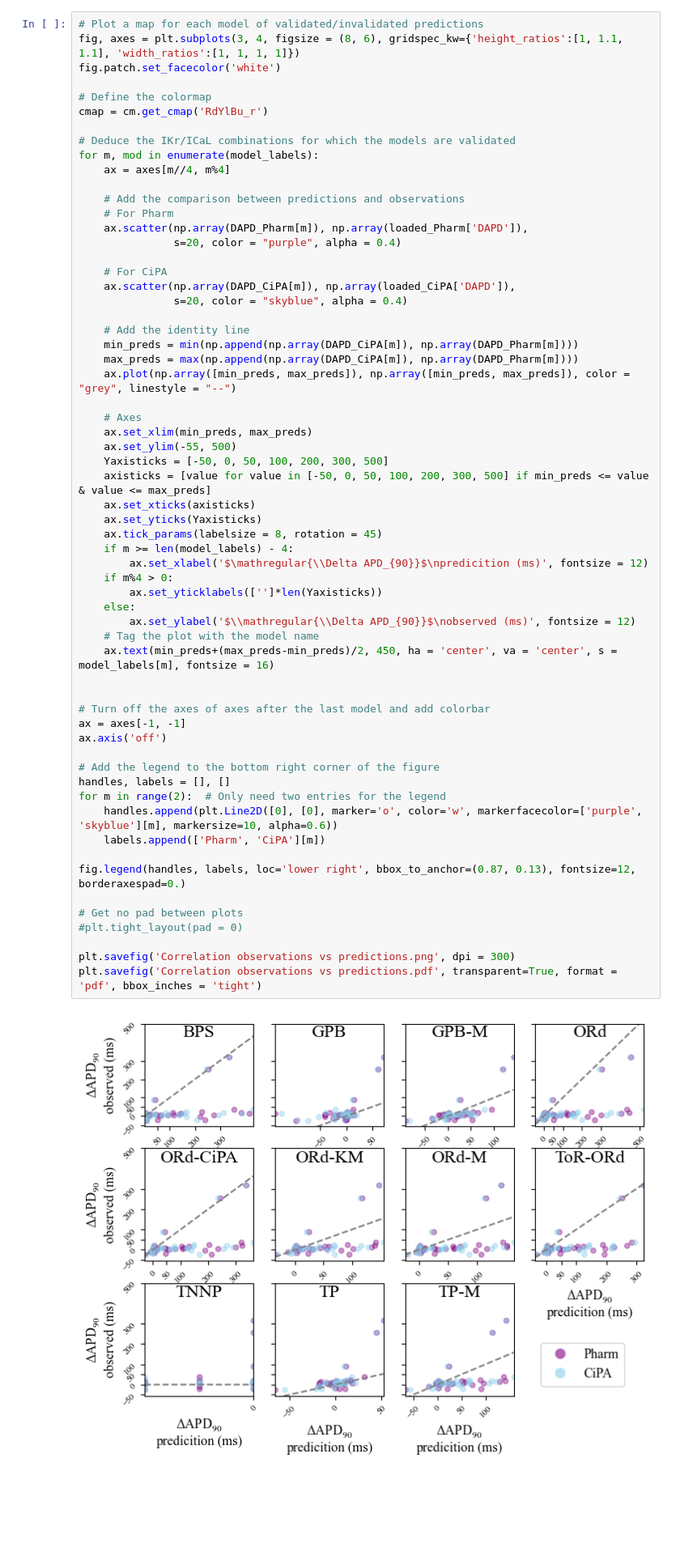
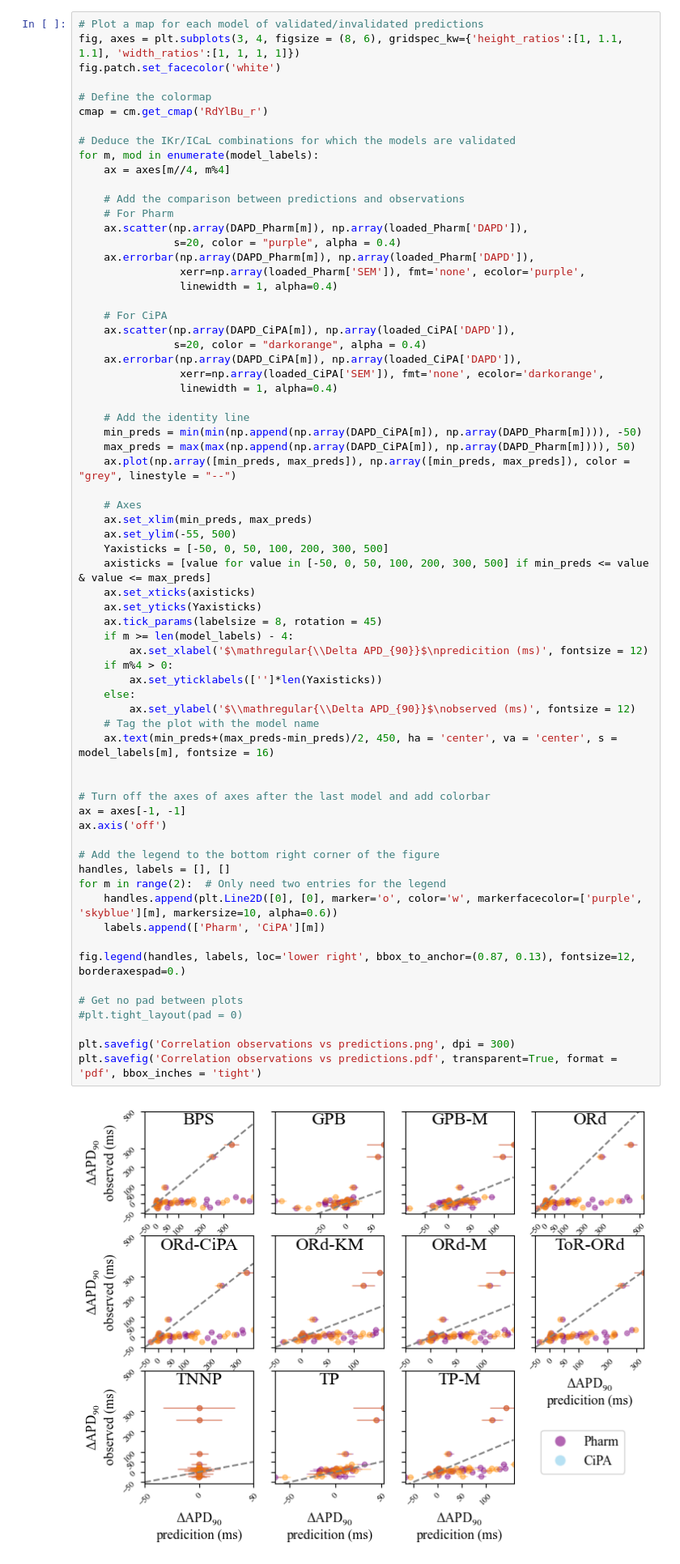
Before and after one commit to CardiacModelling/APD90_ex_vivo_vs_in_silico, a Jupyter notebook: Compare in silico predictions with experimental data/analysis - only endo.ipynb, the cells around one changed output. Shown: that part at 81% size. Drawn from its saved outputs; the diff is of its cells as text; blank space fills up the shorter version.

Commit message:
added SEM to the preds vs obs figure

```diff
--- a/Compare in silico predictions with experimental data/analysis - only endo.ipynb
+++ b/Compare in silico predictions with experimental data/analysis - only endo.ipynb
@@ -309,14 +309,20 @@ for m, mod in enumerate(model_labels):
     # For Pharm
     ax.scatter(np.array(DAPD_Pharm[m]), np.array(loaded_Pharm['DAPD']),
                s=20, color = "purple", alpha = 0.4)
+    ax.errorbar(np.array(DAPD_Pharm[m]), np.array(loaded_Pharm['DAPD']),
+                xerr=np.array(loaded_Pharm['SEM']), fmt='none', ecolor='purple',
+                linewidth = 1, alpha=0.4)
 
     # For CiPA
     ax.scatter(np.array(DAPD_CiPA[m]), np.array(loaded_CiPA['DAPD']),
-               s=20, color = "skyblue", alpha = 0.4)
+               s=20, color = "darkorange", alpha = 0.4)
+    ax.errorbar(np.array(DAPD_CiPA[m]), np.array(loaded_CiPA['DAPD']),
+                xerr=np.array(loaded_CiPA['SEM']), fmt='none', ecolor='darkorange',
+                linewidth = 1, alpha=0.4)
 
     # Add the identity line
-    min_preds = min(np.append(np.array(DAPD_CiPA[m]), np.array(DAPD_Pharm[m])))
-    max_preds = max(np.append(np.array(DAPD_CiPA[m]), np.array(DAPD_Pharm[m])))
+    min_preds = min(min(np.append(np.array(DAPD_CiPA[m]), np.array(DAPD_Pharm[m]))), -50)
+    max_preds = max(max(np.append(np.array(DAPD_CiPA[m]), np.array(DAPD_Pharm[m]))), 50)
     ax.plot(np.array([min_preds, max_preds]), np.array([min_preds, max_preds]), color = "grey", linestyle = "--")
 
     # Axes
@@ -328,31 +334,31 @@ for m, mod in enumerate(model_labels):
     ax.set_yticks(Yaxisticks)
     ax.tick_params(labelsize = 8, rotation = 45)
     if m >= len(model_labels) - 4:
         ax.set_xlabel('$\mathregular{\\Delta APD_{90}}$\npredicition (ms)', fontsize = 12)
     if m%4 > 0:
         ax.set_yticklabels(['']*len(Yaxisticks))
     else:
         ax.set_ylabel('$\\mathregular{\\Delta APD_{90}}$\nobserved (ms)', fontsize = 12)
     # Tag the plot with the model name
     ax.text(min_preds+(max_preds-min_preds)/2, 450, ha = 'center', va = 'center', s = model_labels[m], fontsize = 16)
 
 
 # Turn off the axes of axes after the last model and add colorbar
 ax = axes[-1, -1]
 ax.axis('off')
 
 # Add the legend to the bottom right corner of the figure
 handles, labels = [], []
 for m in range(2):  # Only need two entries for the legend
     handles.append(plt.Line2D([0], [0], marker='o', color='w', markerfacecolor=['purple', 'skyblue'][m], markersize=10, alpha=0.6))
     labels.append(['Pharm', 'CiPA'][m])
 
 fig.legend(handles, labels, loc='lower right', bbox_to_anchor=(0.87, 0.13), fontsize=12, borderaxespad=0.)
 
 # Get no pad between plots
 #plt.tight_layout(pad = 0)
 
 plt.savefig('Correlation observations vs predictions.png', dpi = 300)
 plt.savefig('Correlation observations vs predictions.pdf', transparent=True, format = 'pdf', bbox_inches = 'tight')
 # %% [output]
-[figure, old version]
+[figure, new version]
```
Also changed, not shown: 4 other files.
